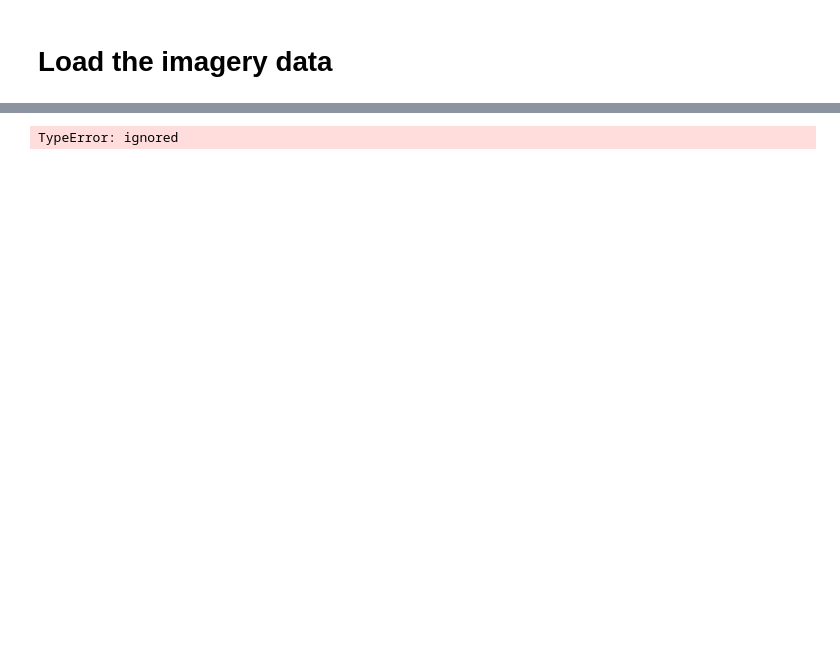
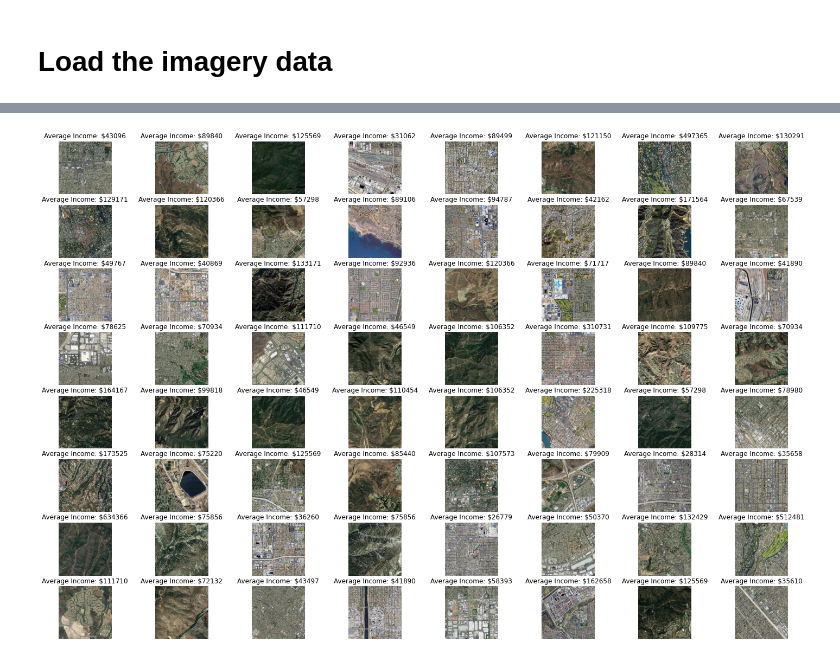
Before and after one commit to erikrozi/acmlab, a Jupyter notebook: unsupervised.ipynb, the cells around one changed output, grey strips where cells are left out. Saved outputs shown, nothing was run; the diff lists cells and outputs as text; code cells hidden in the pictures; blank space fills up the shorter version.

Commit message:
Saves images to income dataframe as .csv

```diff
--- a/unsupervised.ipynb
+++ b/unsupervised.ipynb
@@ -141,9 +147,9 @@ from torchvision import transforms
 class TileImageryDataset(Dataset):
   """Tile imagery dataset."""
 
-  def __init__(self, images_to_incomes, root_dir, transform=None):
+  def __init__(self, csv_file, root_dir, transform=None):
     # Load into tensors
-    self.annotations = images_to_incomes
+    self.annotations = pd.read_csv(csv_file)
     self.root_dir = root_dir
     self.transform = transform
 
@@ -153,9 +159,8 @@ class TileImageryDataset(Dataset):
     return len(self.annotations)
 
   def __getitem__(self, index):
-    #img_path = os.path.join(self.root_dir. self.annotations.iloc[index,0])
-    image = Image.open(self.root_dir +  self.annotations.iloc[index,0])
-    y_label = torch.tensor(int(self.annotations.iloc[index, 1]))
+    image = Image.open(self.root_dir +  self.annotations.iloc[index,1])
+    y_label = torch.tensor(int(self.annotations.iloc[index, 2]))
 
     if self.transform:
       image = self.transform(image)
@@ -183,12 +188,12 @@ class TileImageryDataset(Dataset):
 from torch.utils.data import Dataset, DataLoader
 batch_size = 64
 
-dataset = TileImageryDataset(images_to_incomes = image_income_data, root_dir = 'imagery/', transform = transforms.ToTensor())
+dataset = TileImageryDataset(csv_file = 'image_income_data.csv', root_dir = 'imagery/', transform = transforms.ToTensor())
 
 train_set, test_set = torch.utils.data.random_split(dataset, [1200, 257])
 
-trainloader = DataLoader(dataset = train_set, batch_size = batch_size, shuffle = True)
-testloader = DataLoader(dataset = test_set, batch_size = batch_size, shuffle = False)
+trainloader = DataLoader(dataset = train_set, batch_size = batch_size, shuffle=True)
+testloader = DataLoader(dataset = test_set, batch_size = batch_size, shuffle=False)
 # %%
 dataiter = iter(trainloader)
 images, labels = dataiter.next()
@@ -197,5 +205,5 @@ print(labels.shape)
 # %%
-i = 1
+i = 0
 image, label = dataset[i]
 image = np.moveaxis(image.numpy(), 0, -1)
 image = (image * 255).astype(np.uint8)
@@ -203,11 +213,14 @@ display(Image.fromarray(image).convert("RGB"))
 # %%
-figure = plt.figure(figsize=(15, 10))
+figure = plt.figure(figsize=(25, 10))
+plt.subplots_adjust(top=1.4)
 num_rows = 8
 num_cols = 8
 for idx in range(batch_size):
   plt.subplot(num_rows, num_cols, idx + 1) # subplot indices begin at 1, not 0
   plt.axis('off')
-  plt.imshow(images[idx])
+  plt.title('Average Income: ${}'.format(labels[idx]))
+  image = np.moveaxis(images[idx].numpy(), 0, -1)
+  image = (image * 275).astype(np.uint8)
+  plt.imshow(image)
 # %% [output]
-TypeError: ignored
-[figure, old version]
+[figure, new version]
```
Also changed, not shown: parts of 7 cells of this notebook.
